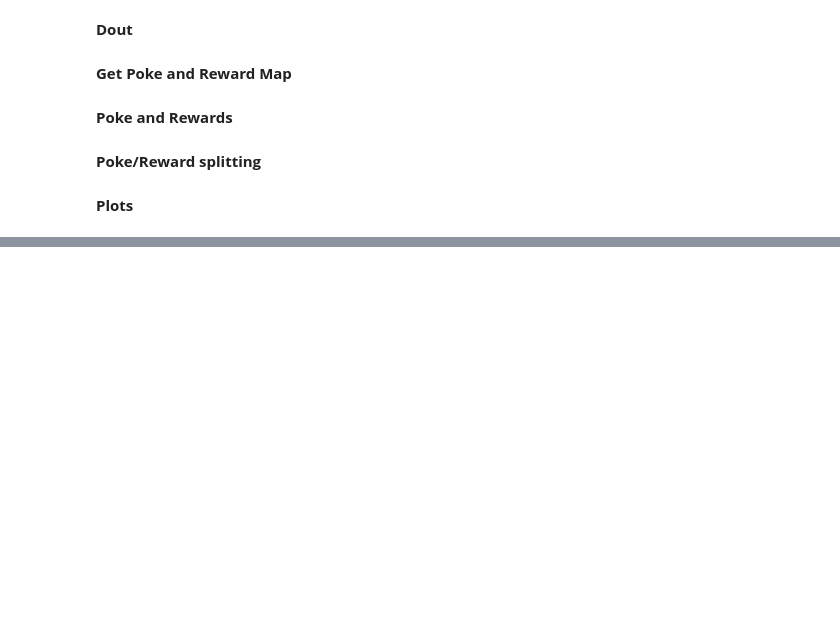
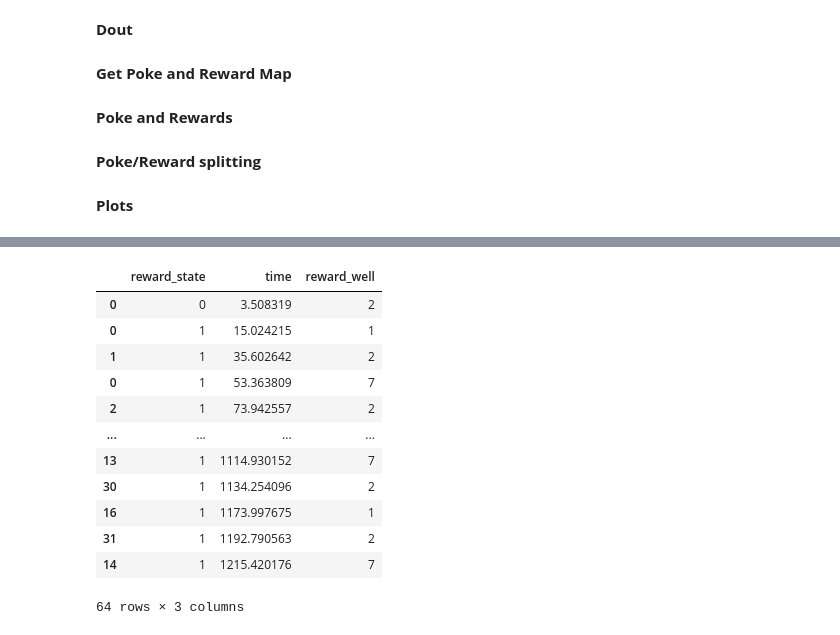
Before and after one commit to zoldello/phil-spyglass-analysis, a Jupyter notebook: w-track-performance.ipynb, the cells around one changed output, grey strips where cells are left out. Drawn from its saved outputs; the diff is of its cells as text; code cells hidden in the pictures; blank space fills up the shorter version.

```diff
--- a/w-track-performance.ipynb
+++ b/w-track-performance.ipynb
@@ -595,0 +644,16 @@ plt.step(xs, ys)
+# %%
+poke_and_reward_table
+# %% [output]
+|  | reward_state | time | reward_well |
+| 0 | 0 | 3.508319 | 2 |
+| 0 | 1 | 15.024215 | 1 |
+| 1 | 1 | 35.602642 | 2 |
+| 0 | 1 | 53.363809 | 7 |
+| 2 | 1 | 73.942557 | 2 |
+| ... | ... | ... | ... |
+| 13 | 1 | 1114.930152 | 7 |
+| 30 | 1 | 1134.254096 | 2 |
+| 16 | 1 | 1173.997675 | 1 |
+| 31 | 1 | 1192.790563 | 2 |
+| 14 | 1 | 1215.420176 | 7 |
+64 rows × 3 columns
```
Also changed, not shown: parts of 88 cells of this notebook.
